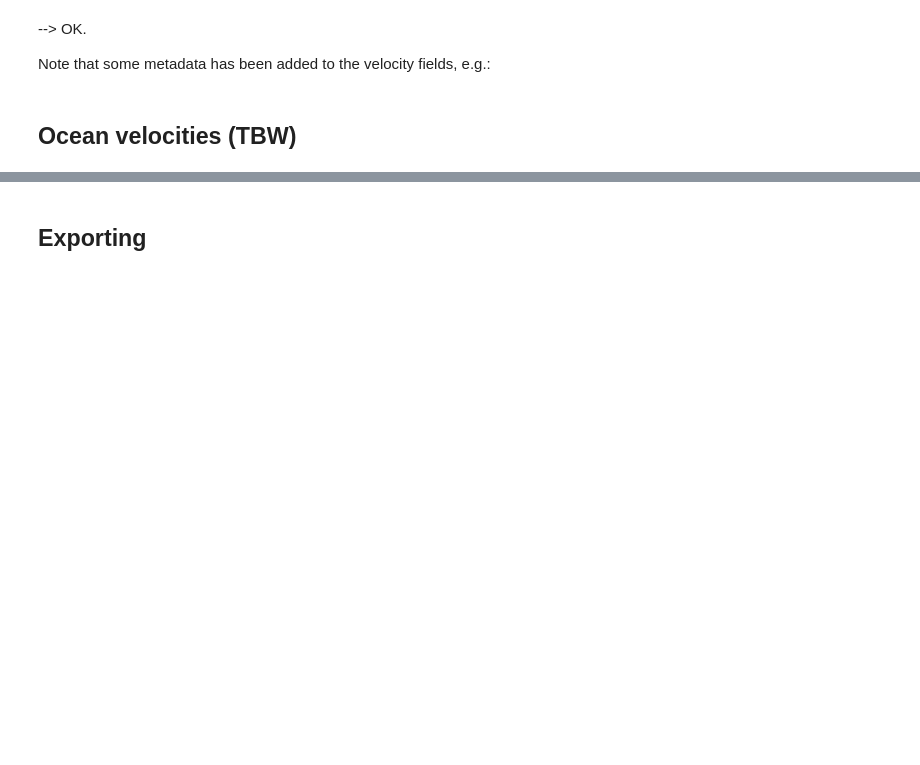
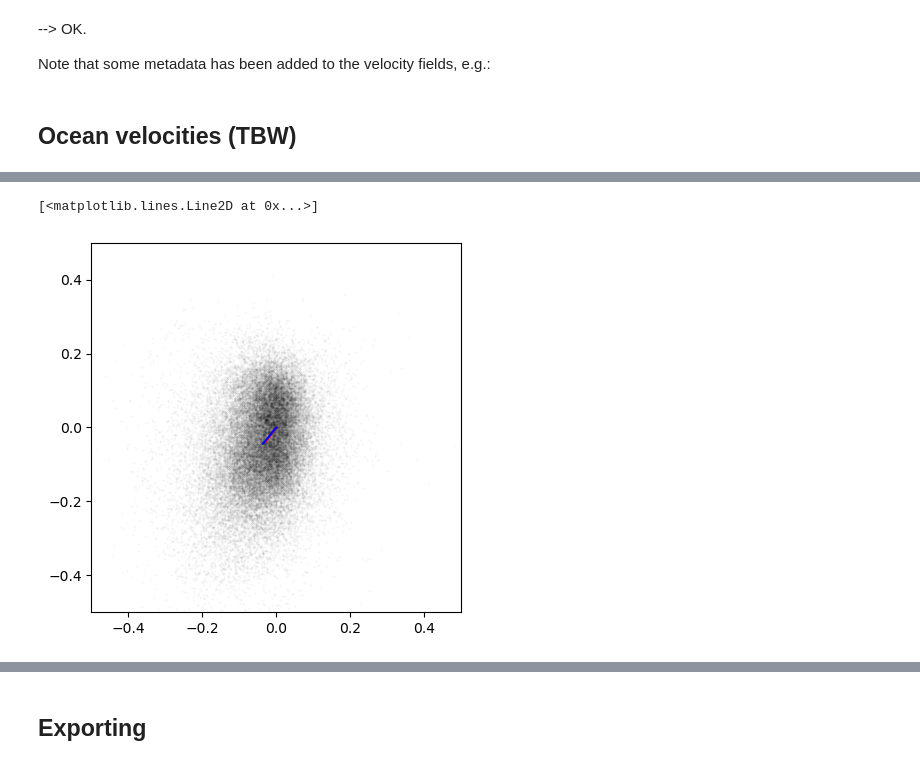
Before and after one commit to oyvfoss/pyiceproc, a Jupyter notebook: examples/Fleshed out example, M1-1 data.ipynb, the cells around one changed output, grey strips where cells are left out. Drawn from its saved outputs; the diff is of its cells as text; code cells hidden in the pictures; blank space fills up the shorter version.

```diff
--- a/examples/Fleshed out example, M1-1 data.ipynb
+++ b/examples/Fleshed out example, M1-1 data.ipynb
@@ -642,0 +455,8 @@ ax.pcolormesh(DX.Uocean[:, :100, 0])
+# %%
+DX = sig_vel.reject_sidelobe(DX)
+# %%
+DX = sig_vel.clear_empty_bins(DX)
+# %%
+DX = sig_vel.uvoc_mask_range(DX)
+# %%
+DX = sig_vel.clear_empty_bins(DX)
@@ -642,0 +467,11 @@ ax.pcolormesh(DX.Uocean[:, :100, 0])
+# %%
+fig, ax = plt.subplots()
+ax.set_aspect('equal')
+ax.scatter(DX.Uocean.isel(BINS=4), DX.Vocean.isel(BINS=4), color = 'k', alpha = 0.07, s = 0.1)
+ax.set_xlim(-0.5, 0.5)
+ax.set_ylim(-0.5, 0.5)
+ax.plot([0, DX.Uocean.isel(BINS=4).median().data], [0, DX.Vocean.isel(BINS=4).median().data], '-r')
+ax.plot([0, DX.Uocean.isel(BINS=4).mean().data], [0, DX.Vocean.isel(BINS=4).mean().data], '-b')
+# %% [output]
+[<matplotlib.lines.Line2D at 0x...>]
+[figure, added]
```
Also changed, not shown: parts of 72 cells of this notebook, 1 other file.
